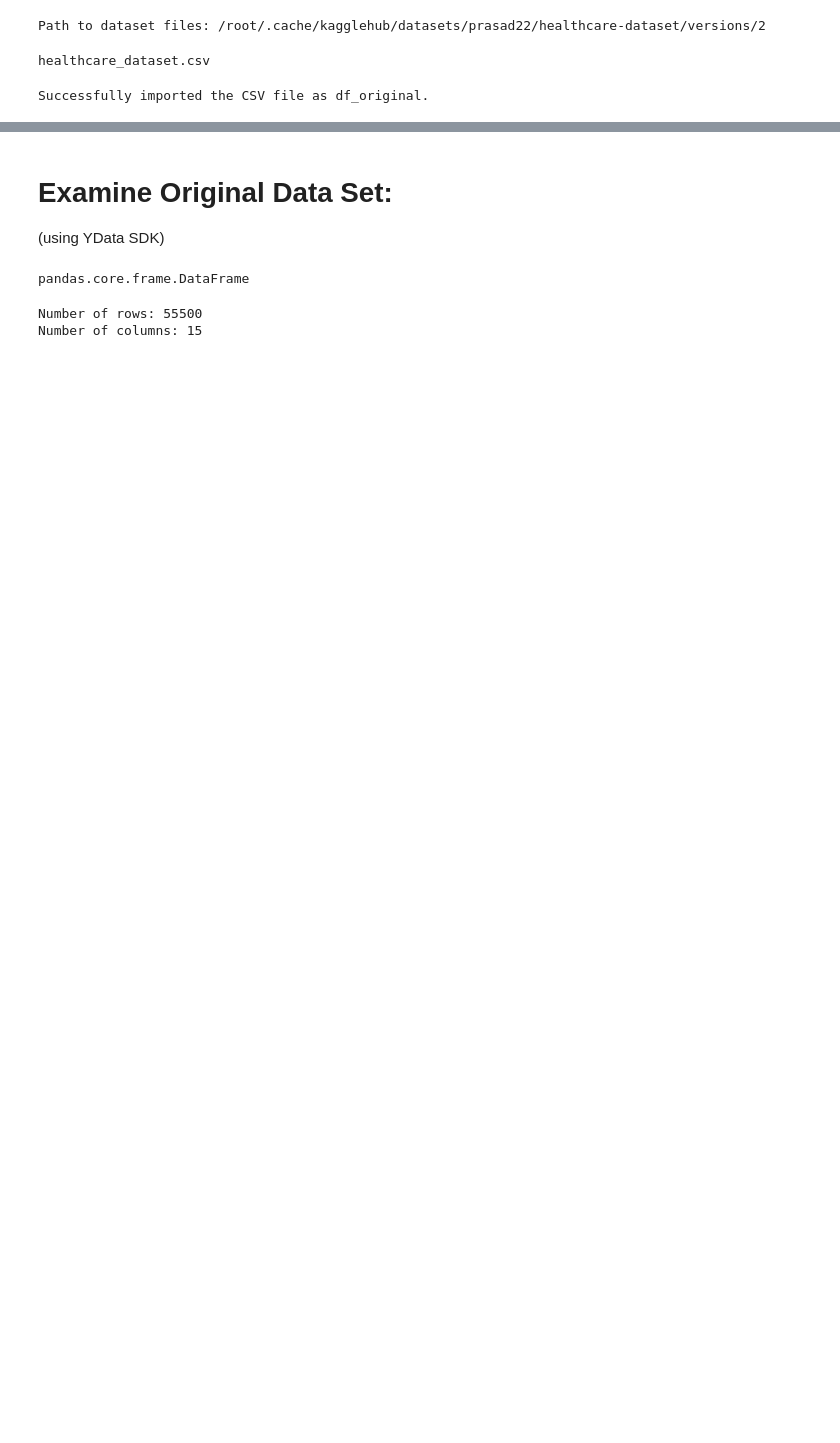
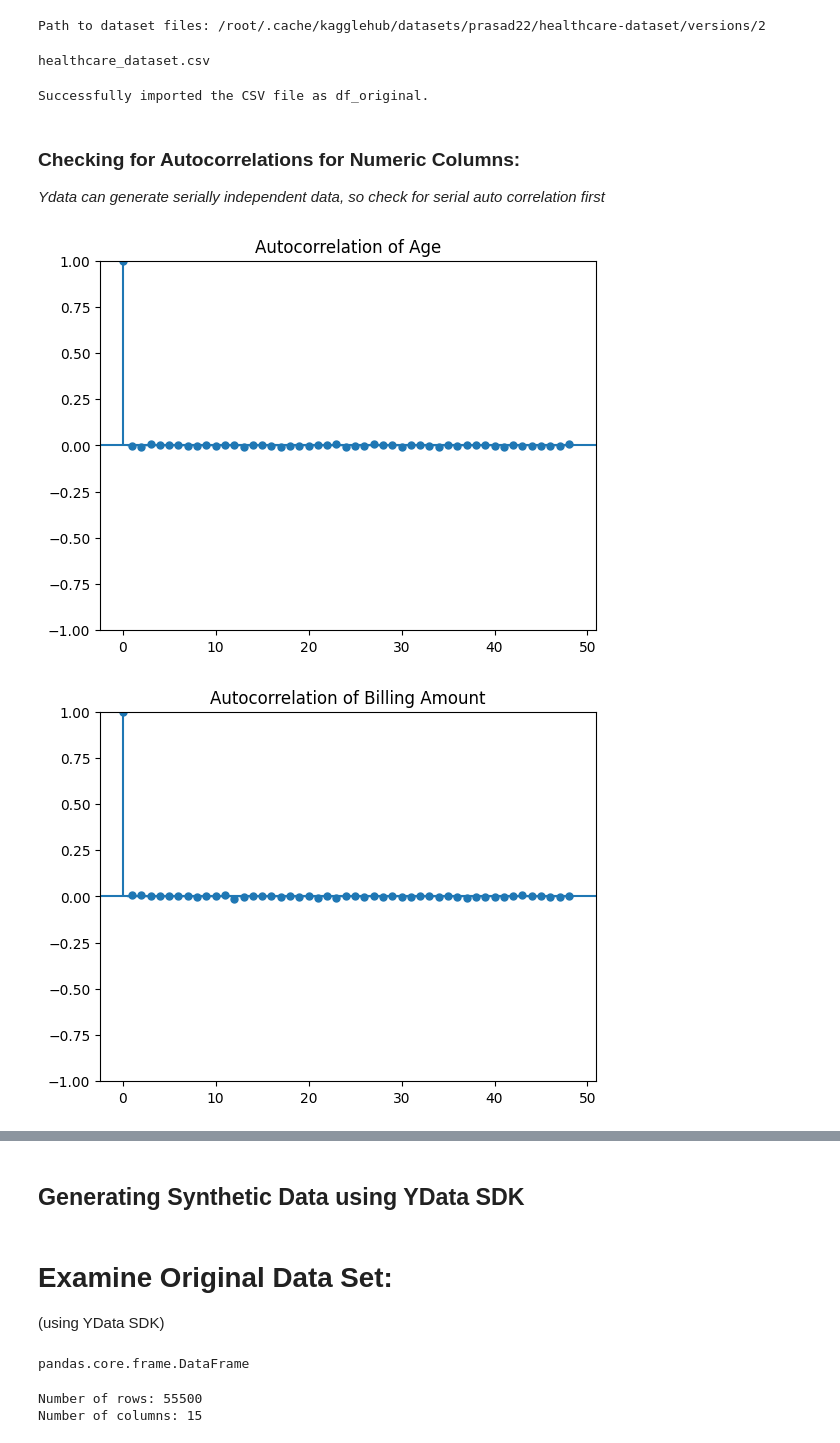
Before and after one commit to BarryDeCicco/Synthetic_Data, a Jupyter notebook: Experiments_with_Synthetic_Data.ipynb, the cells around one changed output, grey strips where cells are left out. Saved outputs shown, nothing was run; the diff lists cells and outputs as text; code cells hidden in the pictures; blank space fills up the shorter version.

Commit message:
Added serial correlation plots

```diff
--- a/Experiments_with_Synthetic_Data.ipynb
+++ b/Experiments_with_Synthetic_Data.ipynb
@@ -58,3 +83,23 @@ else:
     print(f"The file '{csv_filepath}' does not exist.")
 # %% [output]
 Successfully imported the CSV file as df_original.
+# %% [markdown]
+### Checking for Autocorrelations for Numeric Columns:
+*Ydata can generate serially independent data, so check for serial auto correlation first*
+# %%
+# prompt: modify to show variable name in the plot title:  for column_name in numeric_cols.columns:
+#     plot_acf(numeric_cols[column_name], 'title' )
+#     plt.show()
+
+# From:  https://stackoverflow.com/questions/58252736/how-plot-and-label-multiple-autocorrelation-functions-in-pandas
+
+from statsmodels.graphics.tsaplots import plot_acf
+
+# Assuming numeric_cols is a pandas DataFrame containing numeric columns
+for column_name in numeric_cols.columns:
+    plot_acf(numeric_cols[column_name])
+    plt.title(f'Autocorrelation of {column_name}') # Modified title
+    plt.show()
+# %% [output]
+[figure, added]
+[figure, added]
@@ -61,3 +107,5 @@ Successfully imported the CSV file as df_original.
+# %% [markdown]
+## Generating Synthetic Data using YData SDK
 # %% [markdown]
 # Examine Original Data Set:
 (using YData SDK)
```
Also changed, not shown: parts of 6 cells of this notebook.
